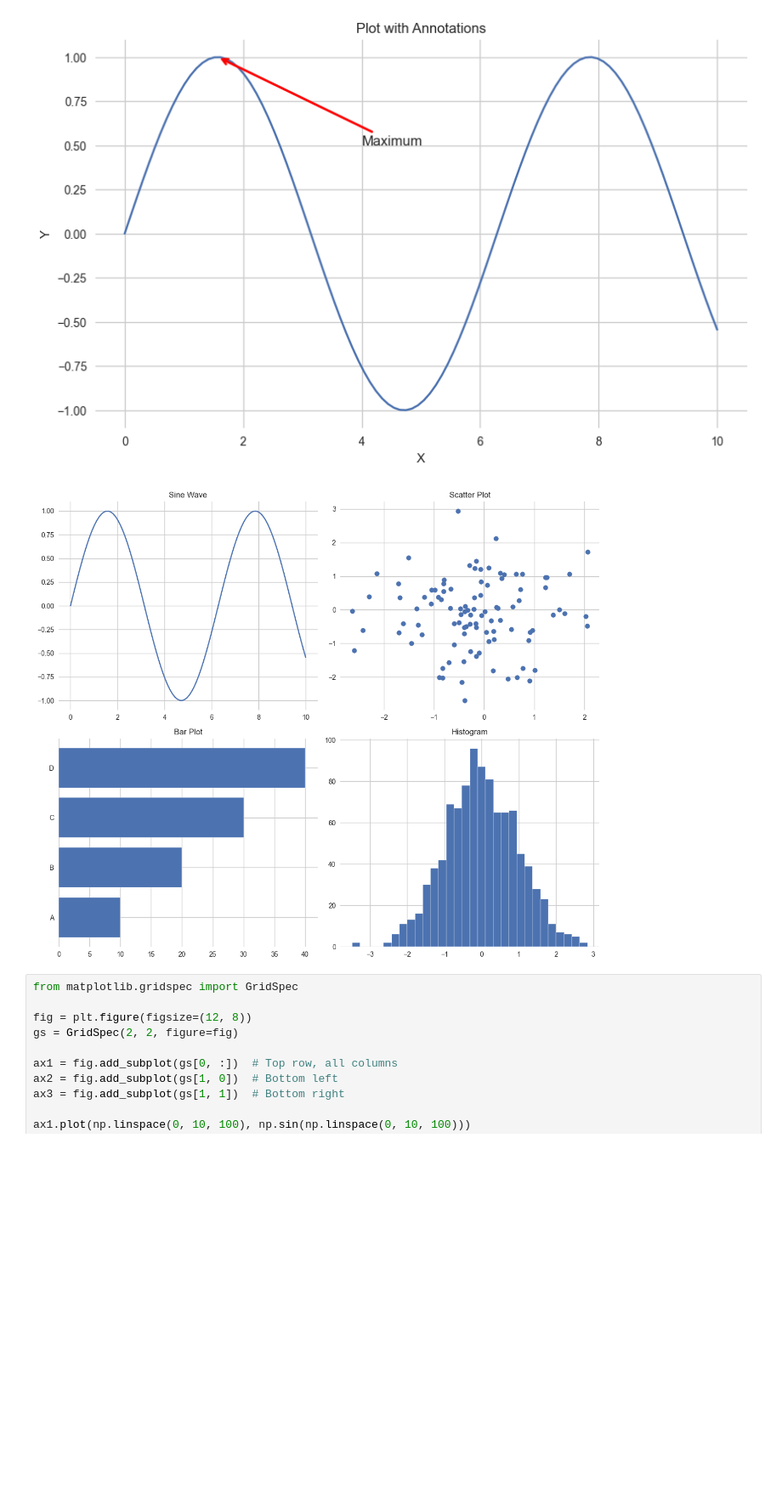
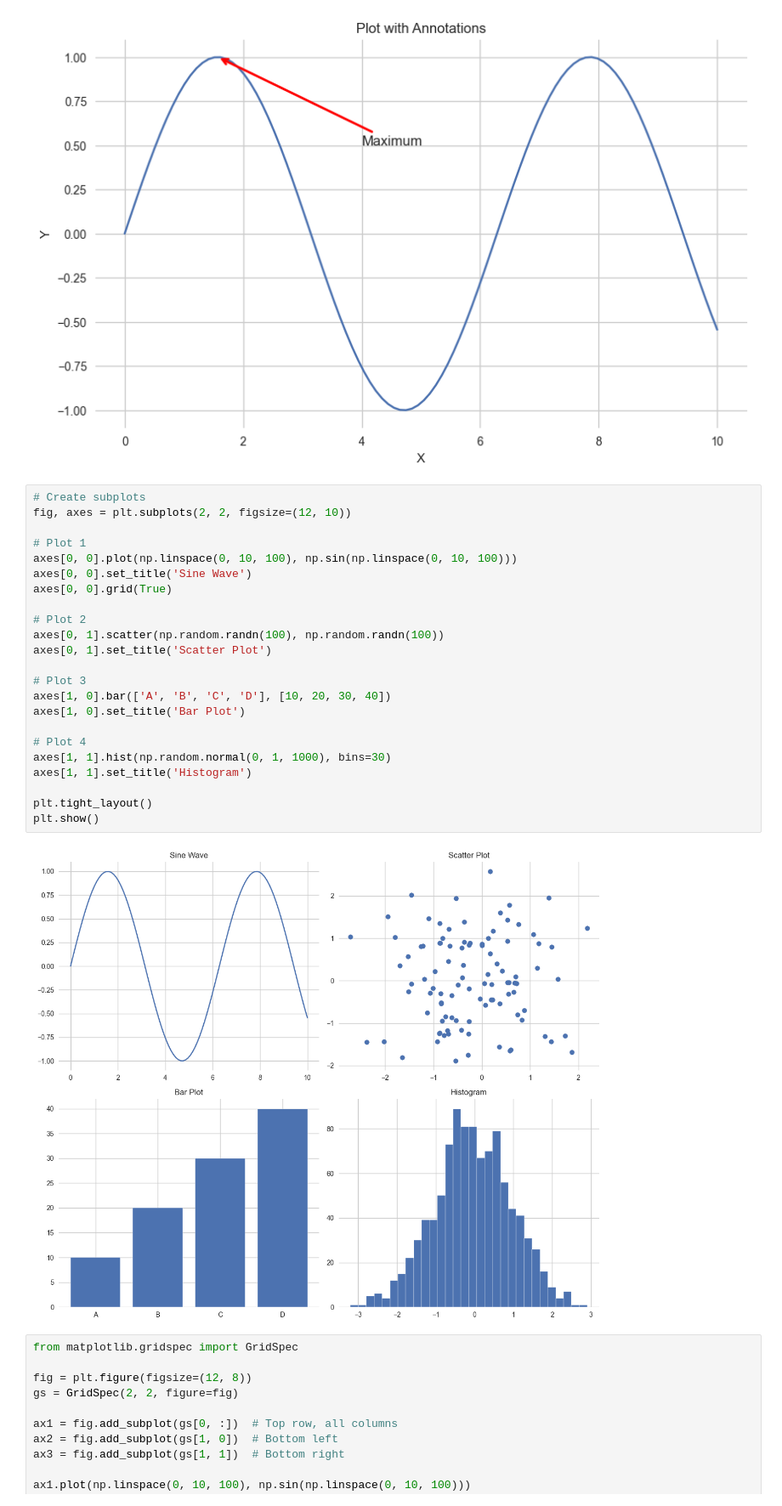
Before and after one commit to ariyan378/python-problem-solving, a Jupyter notebook: random-practice/practice-3.ipynb, the cells around one changed output. Shown at 85% size. Saved outputs shown, nothing was run; the diff lists cells and outputs as text; blank space fills up the shorter version.

```diff
--- a/random-practice/practice-3.ipynb
+++ b/random-practice/practice-3.ipynb
@@ -192,8 +192,30 @@ plt.show()
 # %% [output]
 [figure]
 # %%
+# Create subplots
+fig, axes = plt.subplots(2, 2, figsize=(12, 10))
+
+# Plot 1
+axes[0, 0].plot(np.linspace(0, 10, 100), np.sin(np.linspace(0, 10, 100)))
+axes[0, 0].set_title('Sine Wave')
+axes[0, 0].grid(True)
+
+# Plot 2
+axes[0, 1].scatter(np.random.randn(100), np.random.randn(100))
+axes[0, 1].set_title('Scatter Plot')
+
+# Plot 3
+axes[1, 0].bar(['A', 'B', 'C', 'D'], [10, 20, 30, 40])
+axes[1, 0].set_title('Bar Plot')
+
+# Plot 4
+axes[1, 1].hist(np.random.normal(0, 1, 1000), bins=30)
+axes[1, 1].set_title('Histogram')
+
+plt.tight_layout()
+plt.show()
 # %% [output]
-[figure, old version]
+[figure, new version]
 # %%
 from matplotlib.gridspec import GridSpec
 
```
Also changed, not shown: 1 other file.
